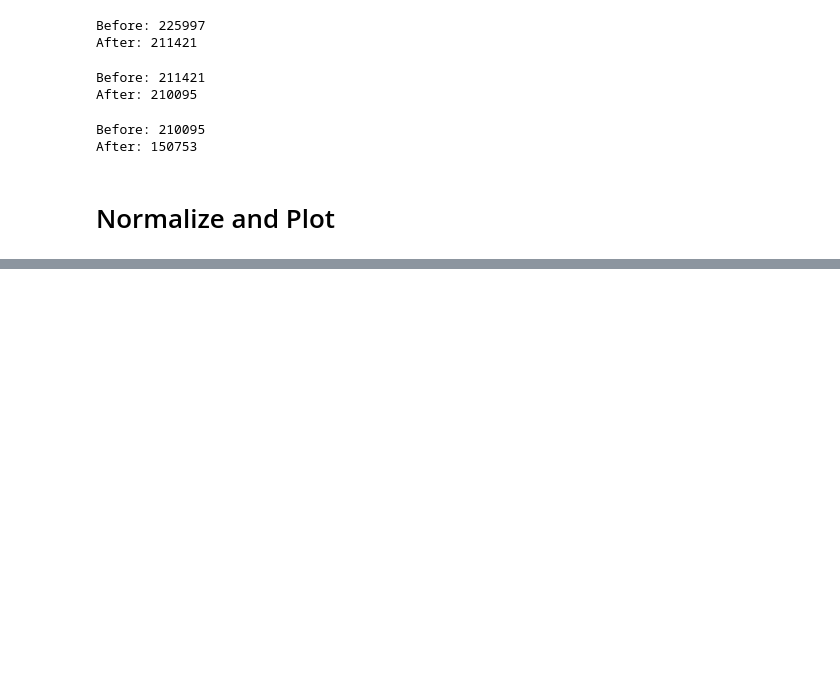
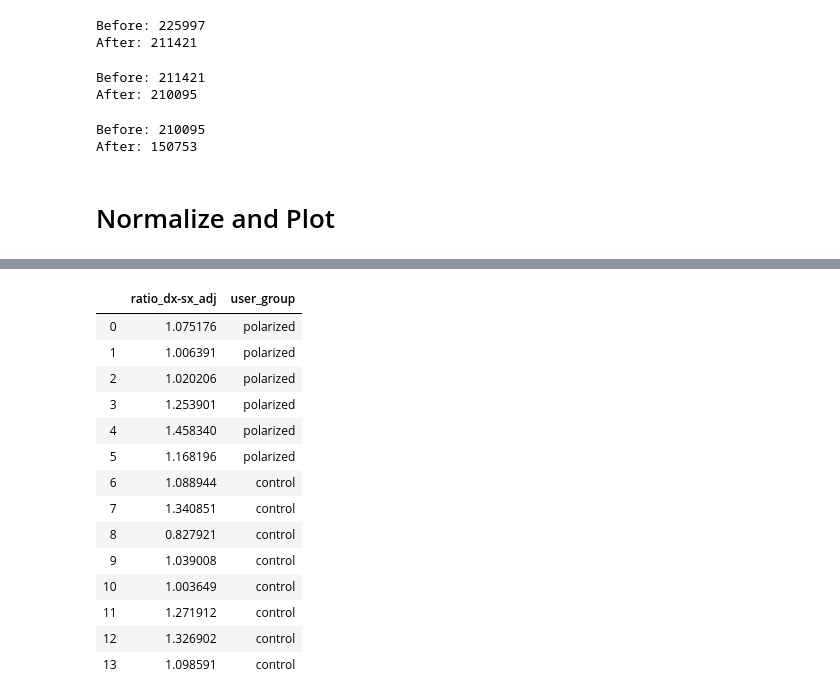
Before and after one commit to tracking-exposed/dashboard, a Jupyter notebook: amsterdam_research/02.data-cleaning.ipynb, the cells around one changed output, grey strips where cells are left out. Cells and saved outputs as stored; diff of their text form; code cells hidden in the pictures; blank space fills up the shorter version.

```diff
--- a/amsterdam_research/02.data-cleaning.ipynb
+++ b/amsterdam_research/02.data-cleaning.ipynb
@@ -669,0 +826,18 @@ all_sources = ['Lega - Salvini Premier',
+# %%
+display(groups_data)
+# %% [output]
+|  | ratio_dx-sx_adj | user_group |
+| 0 | 1.075176 | polarized |
+| 1 | 1.006391 | polarized |
+| 2 | 1.020206 | polarized |
+| 3 | 1.253901 | polarized |
+| 4 | 1.458340 | polarized |
+| 5 | 1.168196 | polarized |
+| 6 | 1.088944 | control |
+| 7 | 1.340851 | control |
+| 8 | 0.827921 | control |
+| 9 | 1.039008 | control |
+| 10 | 1.003649 | control |
+| 11 | 1.271912 | control |
+| 12 | 1.326902 | control |
+| 13 | 1.098591 | control |
```
Also changed, not shown: parts of 10 cells of this notebook, 8 other files.
